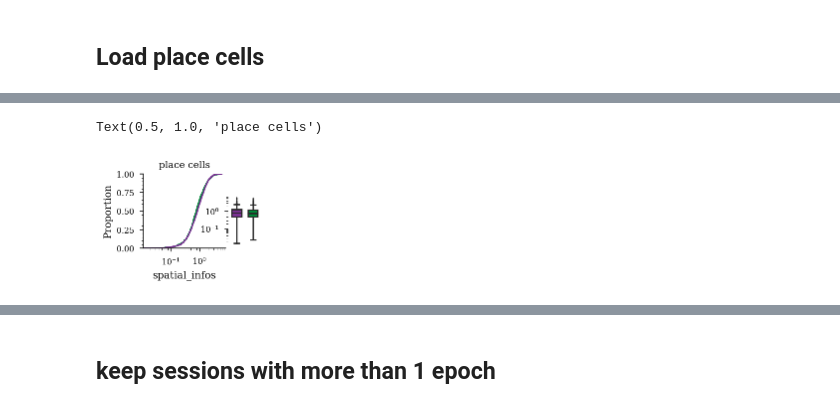
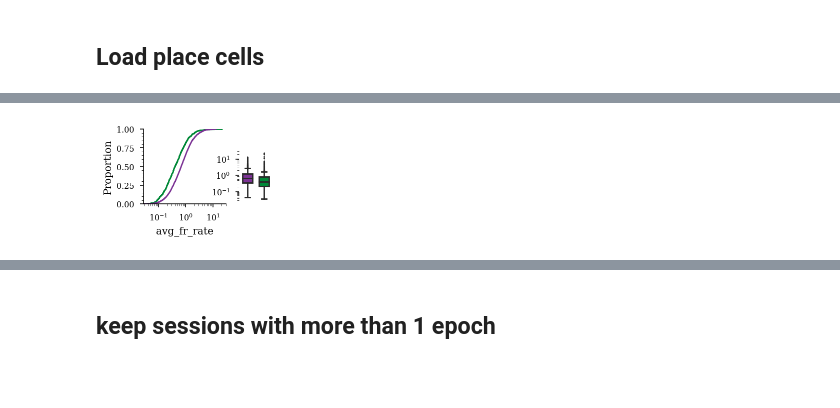
Before and after one commit to ryanharvey1/ripple_heterogeneity, a Jupyter notebook: scripts/place_cells/place_cells.ipynb, the cells around one changed output, grey strips where cells are left out. Saved outputs shown, nothing was run; the diff lists cells and outputs as text; code cells hidden in the pictures; blank space fills up the shorter version.

Commit message:
new results

```diff
--- a/scripts/place_cells/place_cells.ipynb
+++ b/scripts/place_cells/place_cells.ipynb
@@ -61,0 +59,14 @@ array(['sleep', 'linear', 'tmaze', 'cheeseboard', 'box', 'water',
+# %%
+basepath = r"Z:\Data\AYAold\AB3\AB3_38_41"
+save_path = r"Z:\home\ryanh\projects\ripple_heterogeneity\place_cell"
+
+results = place_cells_run.run(basepath,n_shuff=2)
+
+# batch_analysis.run(
+#     df,
+#     save_path,
+#     place_cells_run.run,
+#     parallel=True,
+#     verbose=True,
+#     overwrite=True
+# )
@@ -130,25 +267,22 @@ df["avg_fr_rate"] = df["n_spikes"] / (df["stopTime"] - df["startTime"])
 # %%
 plt.figure(
     figsize=functions.set_size("thesis", fraction=0.25, subplots=(1.5, 1)),
     edgecolor=None,
 )
 
 group_colors = {"Deep": "#7b3294", "Superficial": "#008837"}
 sns.set_palette(sns.color_palette(group_colors.values()))
 
 ax = plt.gca()
 box_ax = custom_plots.plot_ecdf_box(
-    df[(df.pvals < 0.05) & (df.n_spikes > 200)],
-    x="spatial_infos",
+    df[(df.peak_rate > 1) & (df.pvals < 0.05) & (df.n_spikes > 200)],
+    x="avg_fr_rate",
     hue="deepSuperficial",
     hue_order=group_colors.keys(),
-    x_offset=0.8,
+    x_offset=0.9,
     ax=ax,
 )
 ax.set_xscale("log")
 box_ax.set_yscale("log")
-ax.set_title("place cells")
-# box_ax.legend(loc="upper right")
 # %% [output]
-Text(0.5, 1.0, 'place cells')
-[figure, old version]
+[figure, new version]
```
Also changed, not shown: parts of 24 cells of this notebook.
